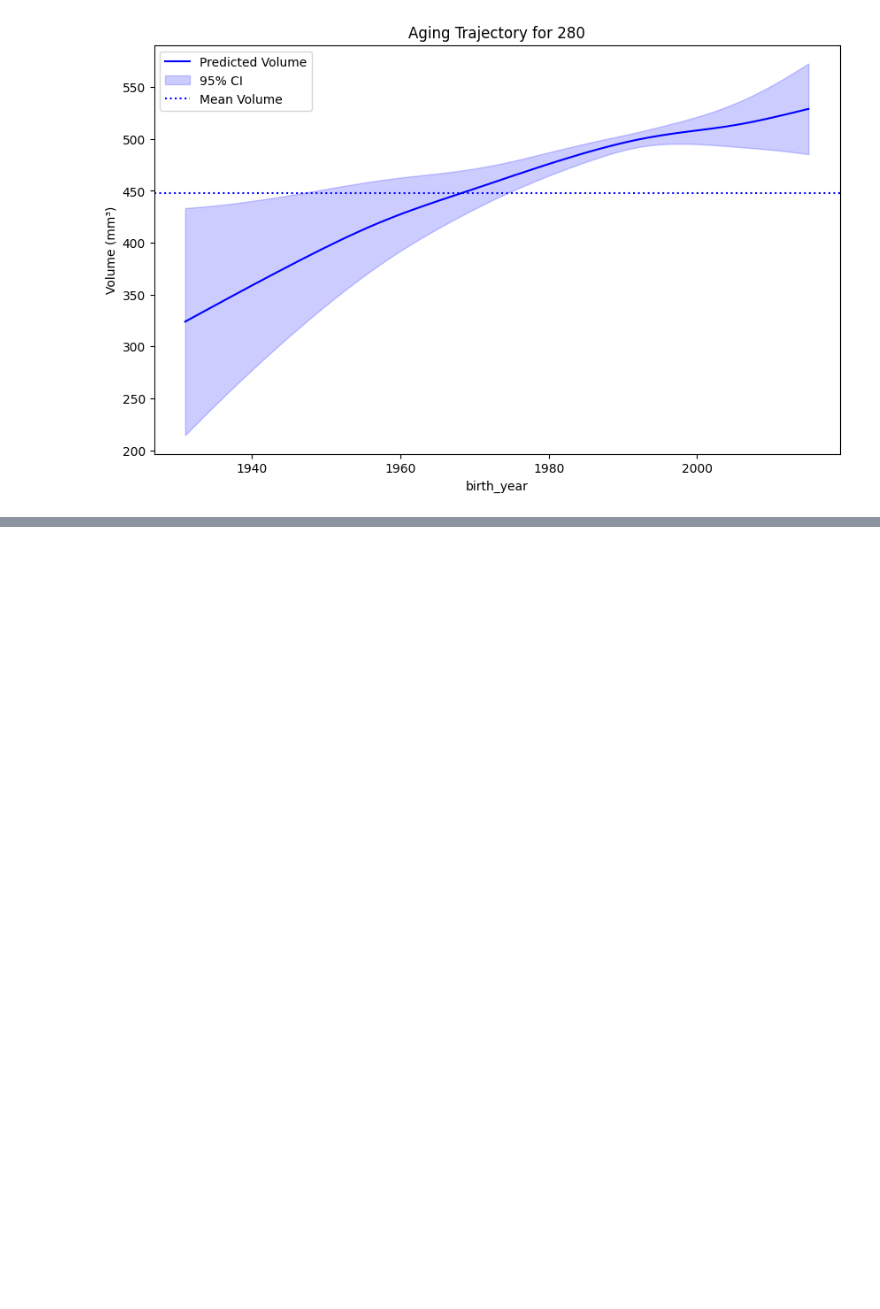
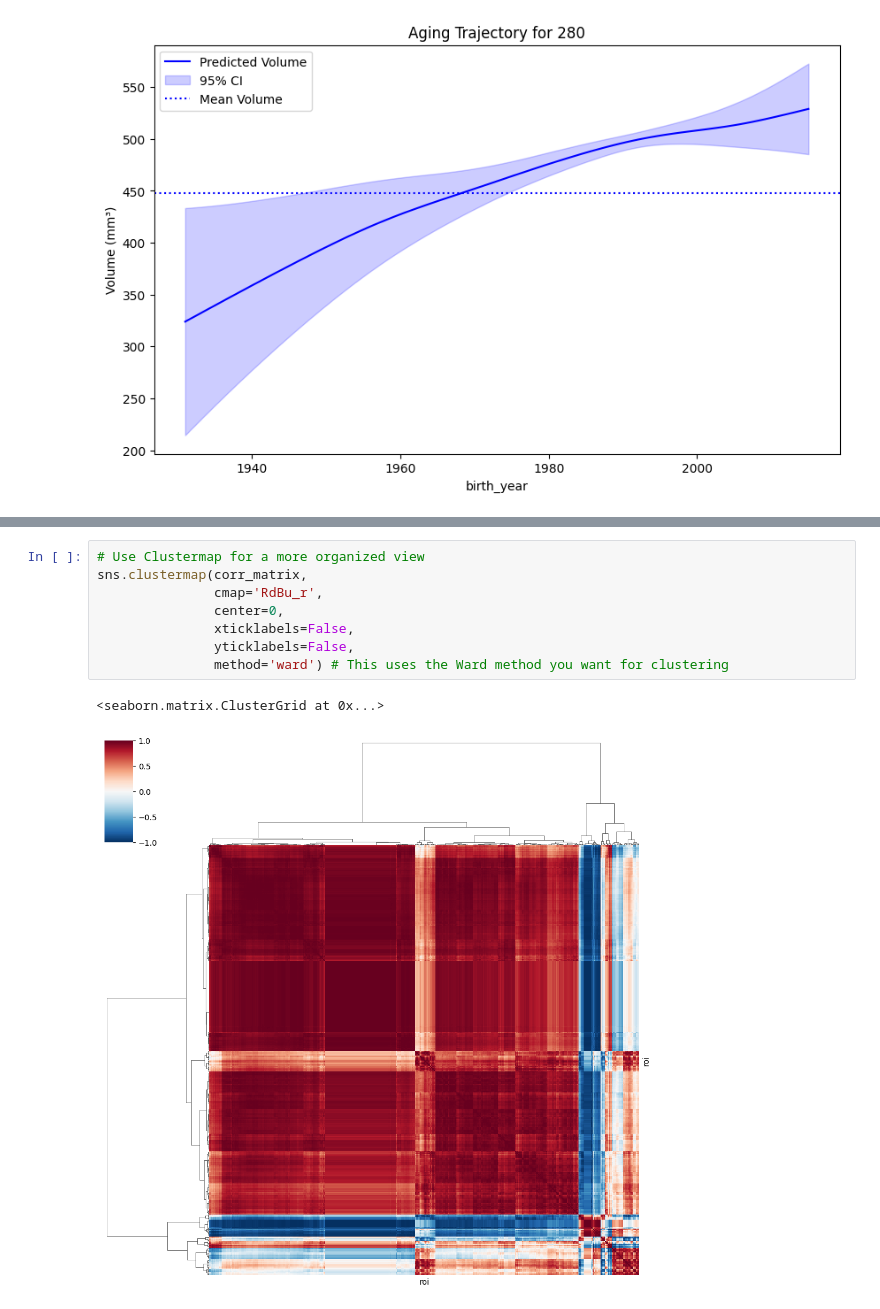
Before and after one commit to GaiaNegev13/legacy_pipe, a Jupyter notebook: scripts/gam.ipynb, the cells around one changed output, grey strips where cells are left out. Saved outputs shown, nothing was run; the diff lists cells and outputs as text; blank space fills up the shorter version.

```diff
--- a/scripts/gam.ipynb
+++ b/scripts/gam.ipynb
@@ -299,0 +368,11 @@ plot_roi_trajectory(280, 'birth_year')
+# %%
+# Use Clustermap for a more organized view
+sns.clustermap(corr_matrix,
+               cmap='RdBu_r',
+               center=0,
+               xticklabels=False,
+               yticklabels=False,
+               method='ward') # This uses the Ward method you want for clustering
+# %% [output]
+<seaborn.matrix.ClusterGrid at 0x...>
+[figure, added]
```
Also changed, not shown: parts of 8 cells of this notebook, 1 other file.
